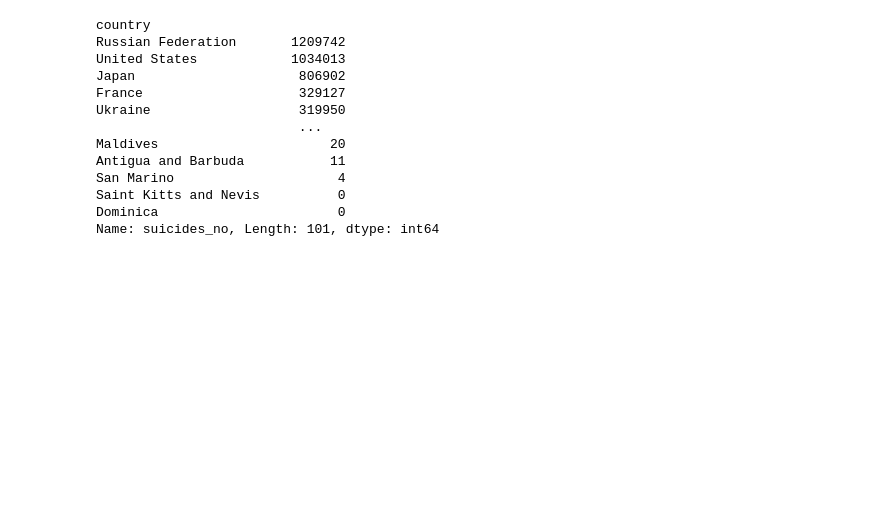
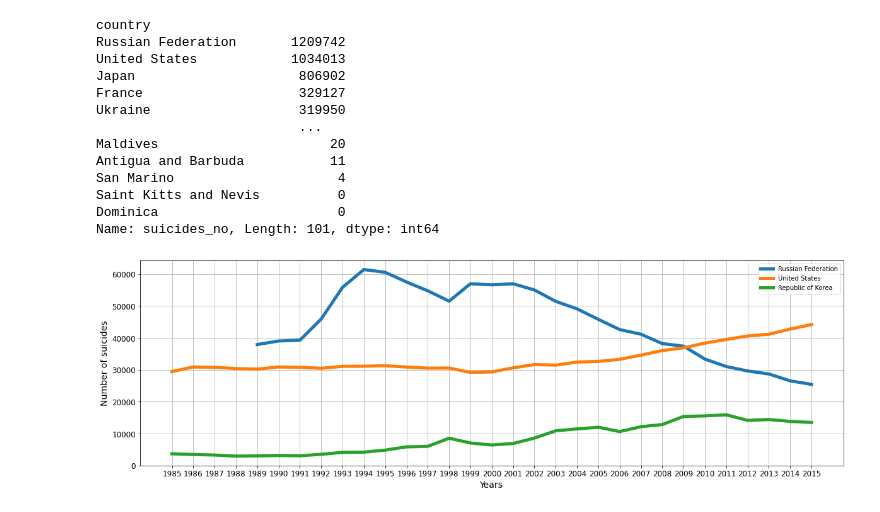
Before and after one commit to TaeMD/ML-projects, a Jupyter notebook: World_suicide_rate_analysis.ipynb, the cells around one changed output. Saved outputs shown, nothing was run; the diff lists cells and outputs as text; code cells hidden in the pictures; blank space fills up the shorter version.

```diff
--- a/World_suicide_rate_analysis.ipynb
+++ b/World_suicide_rate_analysis.ipynb
@@ -253,6 +253,21 @@ San Marino                     4
 Saint Kitts and Nevis          0
 Dominica                       0
 Name: suicides_no, Length: 101, dtype: int64
-# %%
-plt.figure(figsize = (20,6))
-for c in ('Russican Federation', 'United States', 'Republic of Korea')
+# %%
+plt.figure(figsize = (20,6))
+for c in ('Russian Federation', 'United States', 'Republic of Korea'):
+  file_c = file[file['country']==c]
+  file_c_grouped = file_c.groupby('year')['suicides_no'].sum()
+  x= file_c_grouped.index.tolist()
+  y= file_c_grouped.values.tolist()
+  plt.plot(x,y, linewidth=5, label=c)
+  plt.yticks(np.arange(0,65000, step=10000), fontsize=12)
+  plt.xticks(np.arange(1985,2016, step=1), fontsize=12)
+  plt.xlabel('Years', fontsize=14)
+  plt.ylabel('Number of suicides', fontsize=14)
+
+plt.legend()
+plt.grid()
+plt.show()
+# %% [output]
+[figure, added]
```
Also changed, not shown: parts of 2 cells of this notebook.
